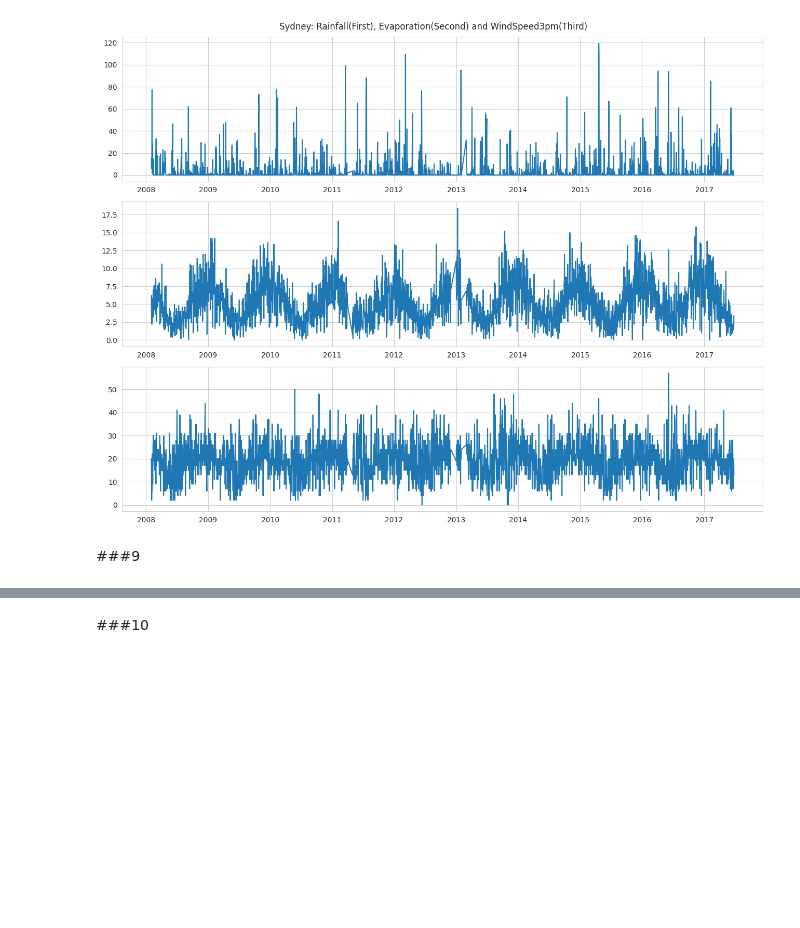
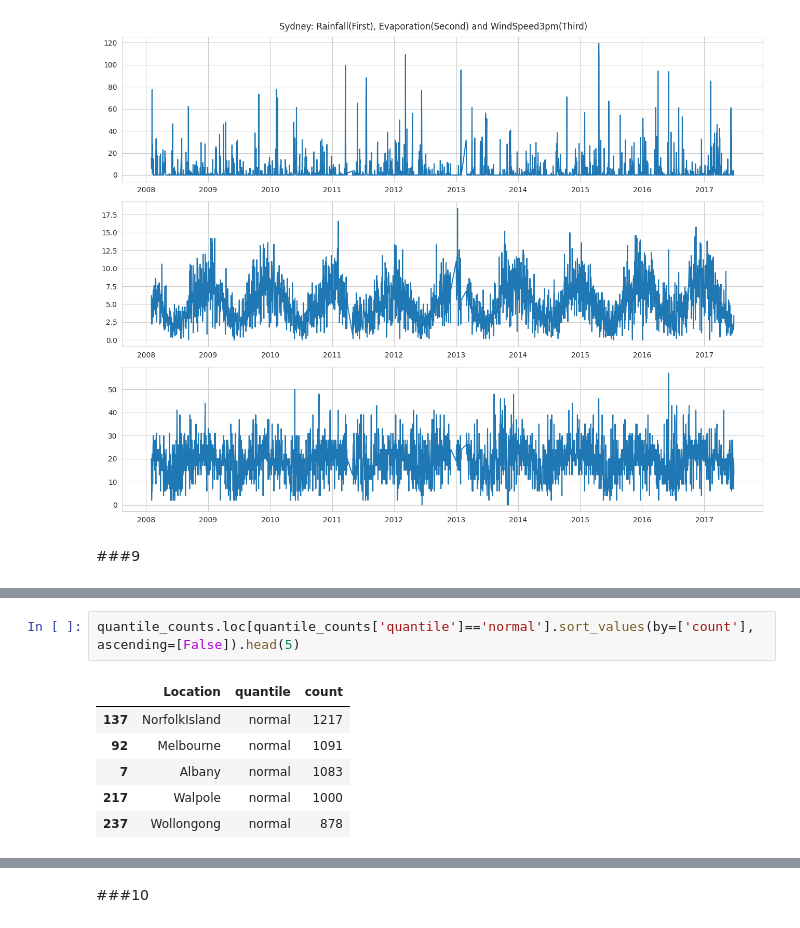
Before and after one commit to garfield-gray/DataMining, a Jupyter notebook: Data_Exploration_&_Visualization.ipynb, the cells around one changed output, grey strips where cells are left out. Saved outputs shown, nothing was run; the diff lists cells and outputs as text; blank space fills up the shorter version.

```diff
--- a/Data_Exploration_&_Visualization.ipynb
+++ b/Data_Exploration_&_Visualization.ipynb
@@ -924,0 +936,9 @@ Name: MeanTemp, Length: 145460, dtype: Float64
+# %%
+quantile_counts.loc[quantile_counts['quantile']=='normal'].sort_values(by=['count'], ascending=[False]).head(5)
+# %% [output]
+|  | Location | quantile | count |
+| 137 | NorfolkIsland | normal | 1217 |
+| 92 | Melbourne | normal | 1091 |
+| 7 | Albany | normal | 1083 |
+| 217 | Walpole | normal | 1000 |
+| 237 | Wollongong | normal | 878 |
```
Also changed, not shown: parts of 6 cells of this notebook.
